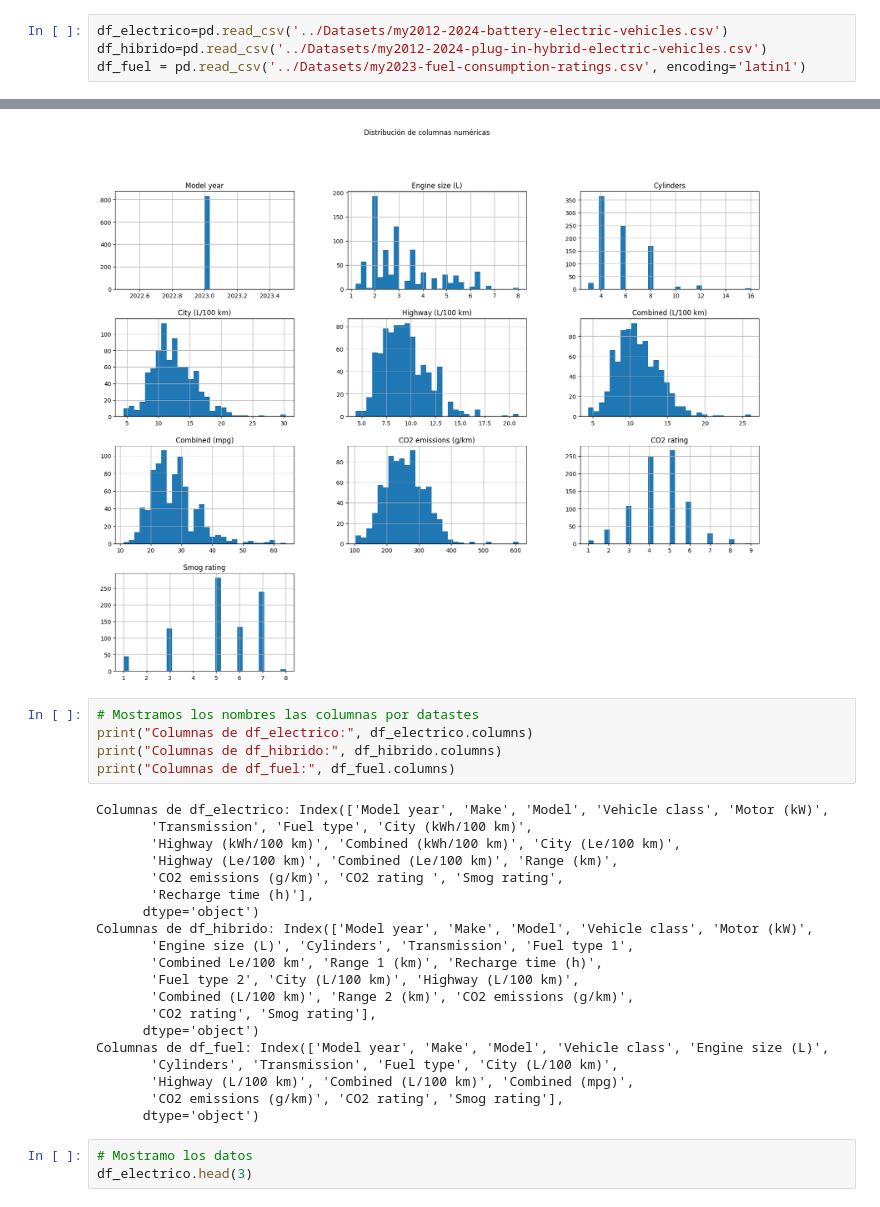
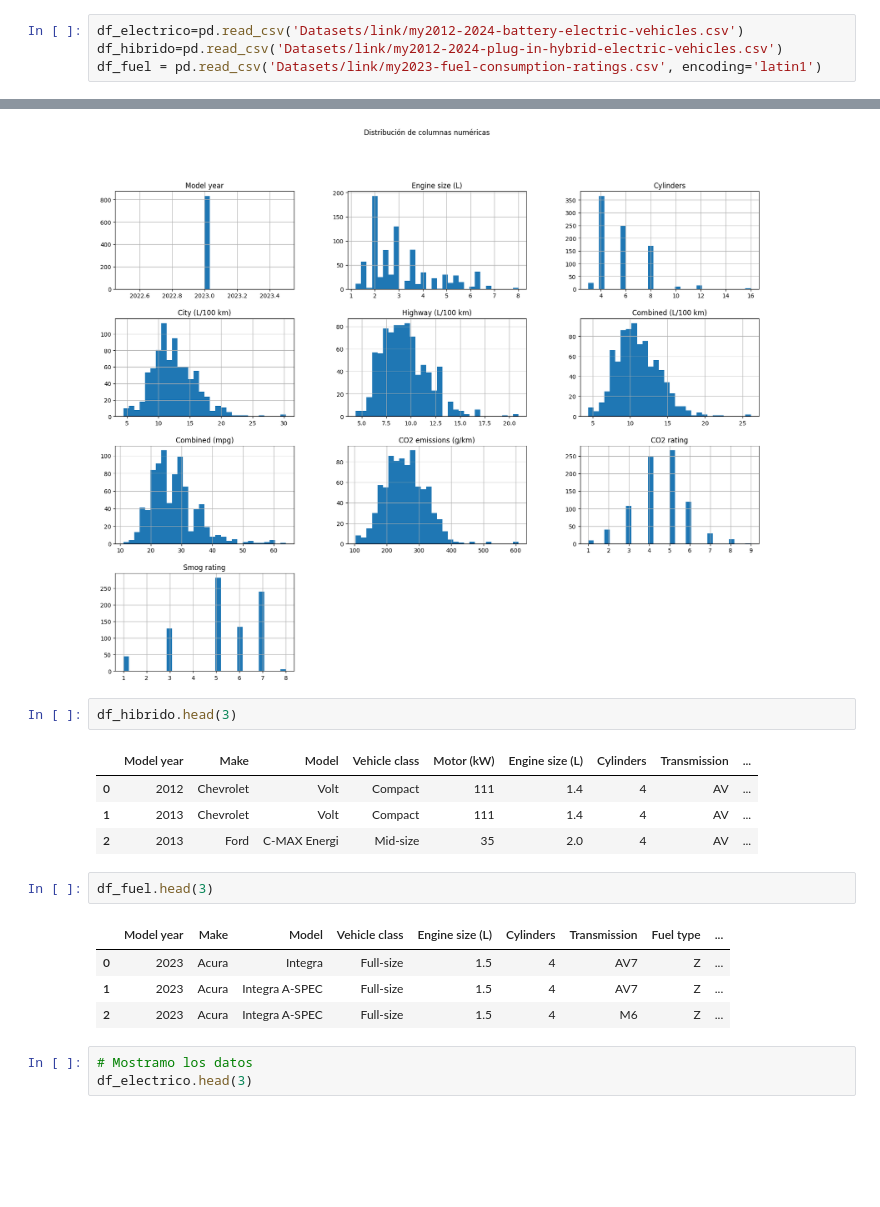
Before and after one commit to ing-jhparra/nyc-taxis, a Jupyter notebook: EDA/EDA_FUEL_VS_ELECTRIC.ipynb, the cells around one changed output, grey strips where cells are left out. Saved outputs shown, nothing was run; the diff lists cells and outputs as text; blank space fills up the shorter version.

```diff
--- a/EDA/EDA_FUEL_VS_ELECTRIC.ipynb
+++ b/EDA/EDA_FUEL_VS_ELECTRIC.ipynb
@@ -59,6 +59,6 @@ def plot_correlation_matrix(df):
 # %% [markdown]
 ## Cargamos Los dataset
 # %%
-df_electrico=pd.read_csv('../Datasets/my2012-2024-battery-electric-vehicles.csv')
-df_hibrido=pd.read_csv('../Datasets/my2012-2024-plug-in-hybrid-electric-vehicles.csv')
-df_fuel = pd.read_csv('../Datasets/my2023-fuel-consumption-ratings.csv', encoding='latin1')
+df_electrico=pd.read_csv('Datasets/link/my2012-2024-battery-electric-vehicles.csv')
+df_hibrido=pd.read_csv('Datasets/link/my2012-2024-plug-in-hybrid-electric-vehicles.csv')
+df_fuel = pd.read_csv('Datasets/link/my2023-fuel-consumption-ratings.csv', encoding='latin1')
@@ -158,31 +183,20 @@ plot_univariate_distribution(df_hibrido)
 plot_univariate_distribution(df_fuel)
 # %% [output]
 [figure]
-# %%
-# Mostramos los nombres las columnas por datastes
-print("Columnas de df_electrico:", df_electrico.columns)
-print("Columnas de df_hibrido:", df_hibrido.columns)
-print("Columnas de df_fuel:", df_fuel.columns)
-# %% [output]
-Columnas de df_electrico: Index(['Model year', 'Make', 'Model', 'Vehicle class', 'Motor (kW)',
-       'Transmission', 'Fuel type', 'City (kWh/100 km)',
-       'Highway (kWh/100 km)', 'Combined (kWh/100 km)', 'City (Le/100 km)',
-       'Highway (Le/100 km)', 'Combined (Le/100 km)', 'Range (km)',
-       'CO2 emissions (g/km)', 'CO2 rating ', 'Smog rating',
-       'Recharge time (h)'],
-      dtype='object')
-Columnas de df_hibrido: Index(['Model year', 'Make', 'Model', 'Vehicle class', 'Motor (kW)',
-       'Engine size (L)', 'Cylinders', 'Transmission', 'Fuel type 1',
-       'Combined Le/100 km', 'Range 1 (km)', 'Recharge time (h)',
-       'Fuel type 2', 'City (L/100 km)', 'Highway (L/100 km)',
-       'Combined (L/100 km)', 'Range 2 (km)', 'CO2 emissions (g/km)',
-       'CO2 rating', 'Smog rating'],
-      dtype='object')
-Columnas de df_fuel: Index(['Model year', 'Make', 'Model', 'Vehicle class', 'Engine size (L)',
-       'Cylinders', 'Transmission', 'Fuel type', 'City (L/100 km)',
-       'Highway (L/100 km)', 'Combined (L/100 km)', 'Combined (mpg)',
-       'CO2 emissions (g/km)', 'CO2 rating', 'Smog rating'],
-      dtype='object')
+# %%
+df_hibrido.head(3)
+# %% [output]
+|  | Model year | Make | Model | Vehicle class | Motor (kW) | Engine size (L) | Cylinders | Transmission | ... |
+| 0 | 2012 | Chevrolet | Volt | Compact | 111 | 1.4 | 4 | AV | ... |
+| 1 | 2013 | Chevrolet | Volt | Compact | 111 | 1.4 | 4 | AV | ... |
+| 2 | 2013 | Ford | C-MAX Energi | Mid-size | 35 | 2.0 | 4 | AV | ... |
+# %%
+df_fuel.head(3)
+# %% [output]
+|  | Model year | Make | Model | Vehicle class | Engine size (L) | Cylinders | Transmission | Fuel type | ... |
+| 0 | 2023 | Acura | Integra | Full-size | 1.5 | 4 | AV7 | Z | ... |
+| 1 | 2023 | Acura | Integra A-SPEC | Full-size | 1.5 | 4 | AV7 | Z | ... |
+| 2 | 2023 | Acura | Integra A-SPEC | Full-size | 1.5 | 4 | M6 | Z | ... |
 # %%
 # Mostramo los datos
 df_electrico.head(3)
```
Also changed, not shown: parts of 2 cells of this notebook.
